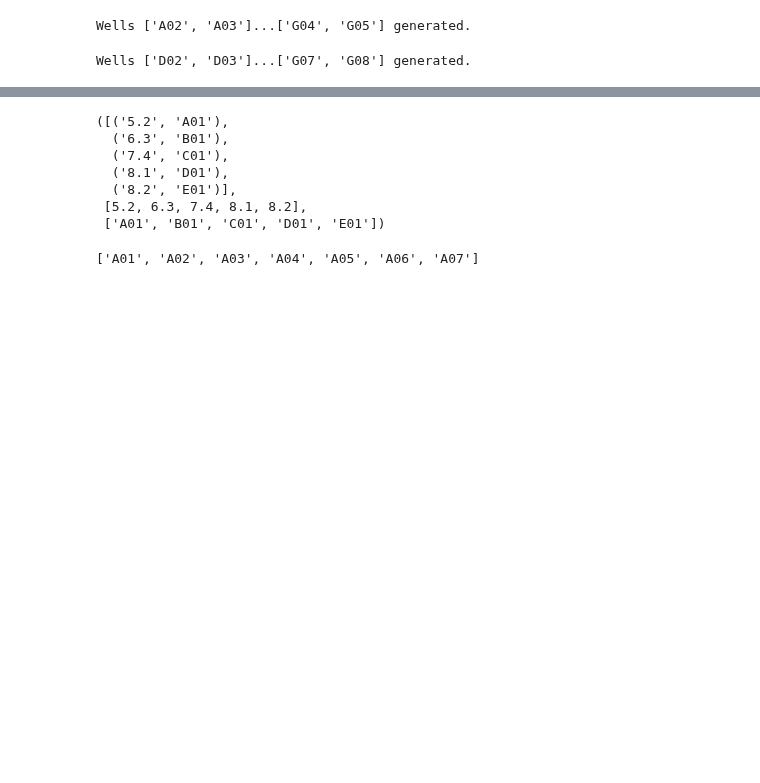
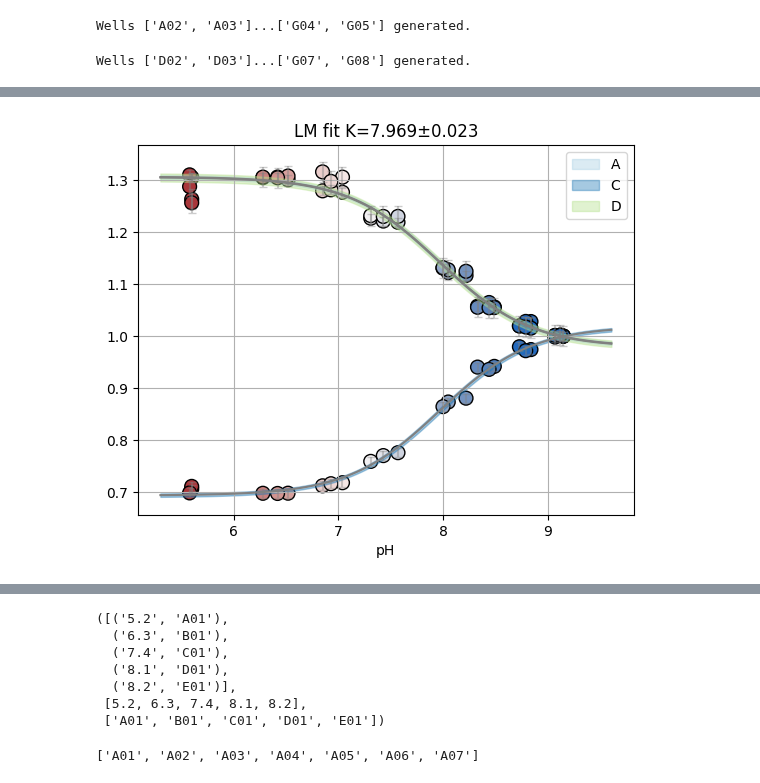
Before and after one commit to darosio/ClopHfit, a Jupyter notebook: docs/tutorials/prenspire.ipynb, the cells around one changed output, grey strips where cells are left out. Saved outputs shown, nothing was run; the diff lists cells and outputs as text; code cells hidden in the pictures; blank space fills up the shorter version.

```diff
--- a/docs/tutorials/prenspire.ipynb
+++ b/docs/tutorials/prenspire.ipynb
@@ -129,3 +180,8 @@ tau: [37.59119217 29.11324556 30.14440123]
+# %%
+res = fit_binding_glob(ds_svd, True)
+res.figure
+# %% [output]
+[figure, added]
 # %%
 xx = np.array([5.2, 6.3, 7.4, 8.1, 8.2])
 yy = np.array([6.05, 12.2, 20.38, 48.2, 80.3])
```
Also changed, not shown: parts of 19 cells of this notebook, 2 other files.
